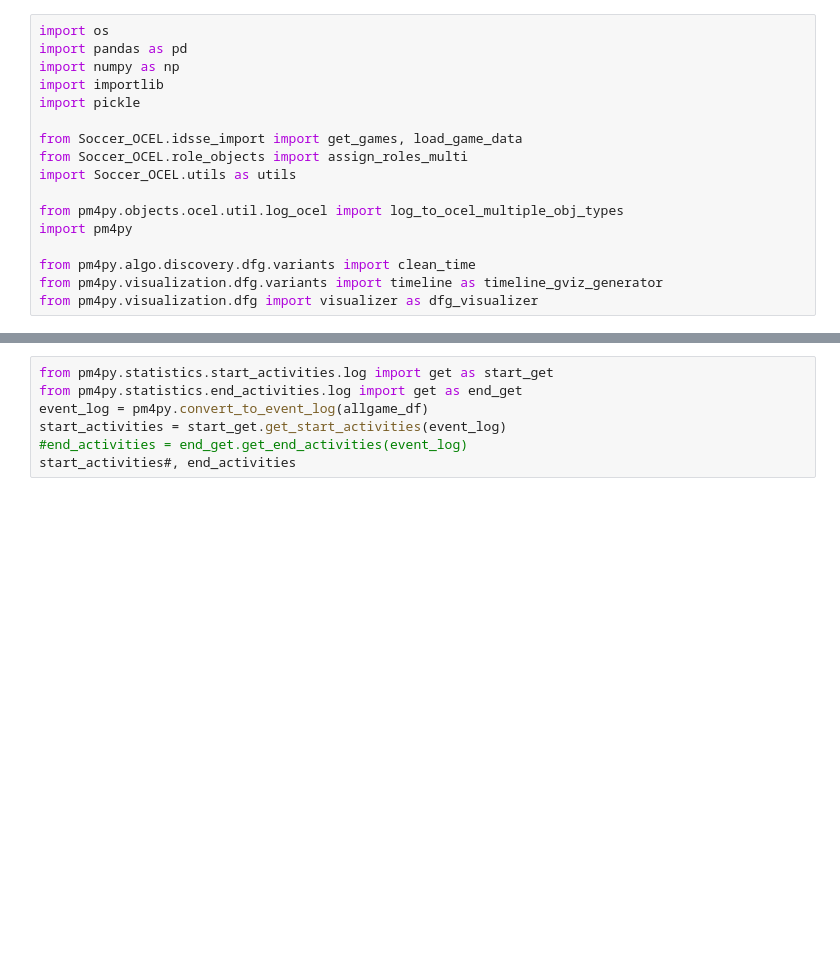
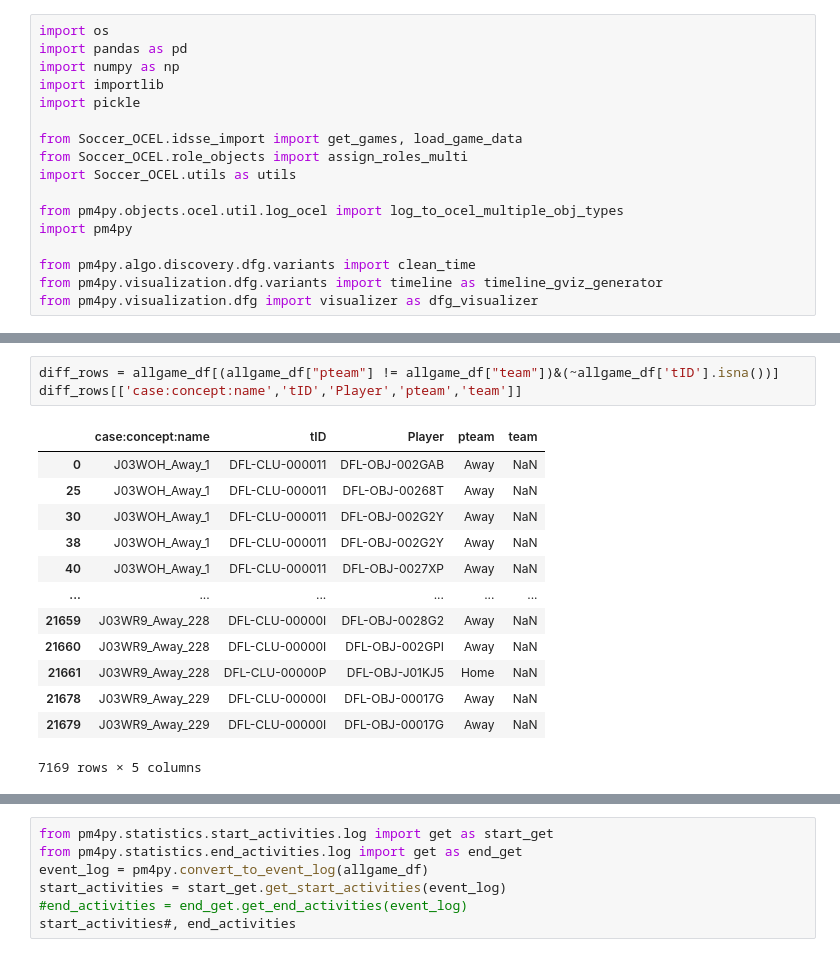
Before and after one commit to VitoChan01/Soccer, a Jupyter notebook: IDSSE_notebooks/IDSSE_OCEL_simplified.ipynb, the cells around one changed output, grey strips where cells are left out. Cells and saved outputs as stored; diff of their text form; blank space fills up the shorter version.

```diff
--- a/IDSSE_notebooks/IDSSE_OCEL_simplified.ipynb
+++ b/IDSSE_notebooks/IDSSE_OCEL_simplified.ipynb
@@ -59,0 +63,17 @@ allgame_df=pd.concat(all_games).sort_values('time:timestamp').reset_index(drop=T
+# %%
+diff_rows = allgame_df[(allgame_df["pteam"] != allgame_df["team"])&(~allgame_df['tID'].isna())]
+diff_rows[['case:concept:name','tID','Player','pteam','team']]
+# %% [output]
+|  | case:concept:name | tID | Player | pteam | team |
+| 0 | J03WOH_Away_1 | DFL-CLU-000011 | DFL-OBJ-002GAB | Away | NaN |
+| 25 | J03WOH_Away_1 | DFL-CLU-000011 | DFL-OBJ-00268T | Away | NaN |
+| 30 | J03WOH_Away_1 | DFL-CLU-000011 | DFL-OBJ-002G2Y | Away | NaN |
+| 38 | J03WOH_Away_1 | DFL-CLU-000011 | DFL-OBJ-002G2Y | Away | NaN |
+| 40 | J03WOH_Away_1 | DFL-CLU-000011 | DFL-OBJ-0027XP | Away | NaN |
+| ... | ... | ... | ... | ... | ... |
+| 21659 | J03WR9_Away_228 | DFL-CLU-00000I | DFL-OBJ-0028G2 | Away | NaN |
+| 21660 | J03WR9_Away_228 | DFL-CLU-00000I | DFL-OBJ-002GPI | Away | NaN |
+| 21661 | J03WR9_Away_228 | DFL-CLU-00000P | DFL-OBJ-J01KJ5 | Home | NaN |
+| 21678 | J03WR9_Away_229 | DFL-CLU-00000I | DFL-OBJ-00017G | Away | NaN |
+| 21679 | J03WR9_Away_229 | DFL-CLU-00000I | DFL-OBJ-00017G | Away | NaN |
+7169 rows × 5 columns
```
Also changed, not shown: parts of 6 cells of this notebook, 5 other files.
